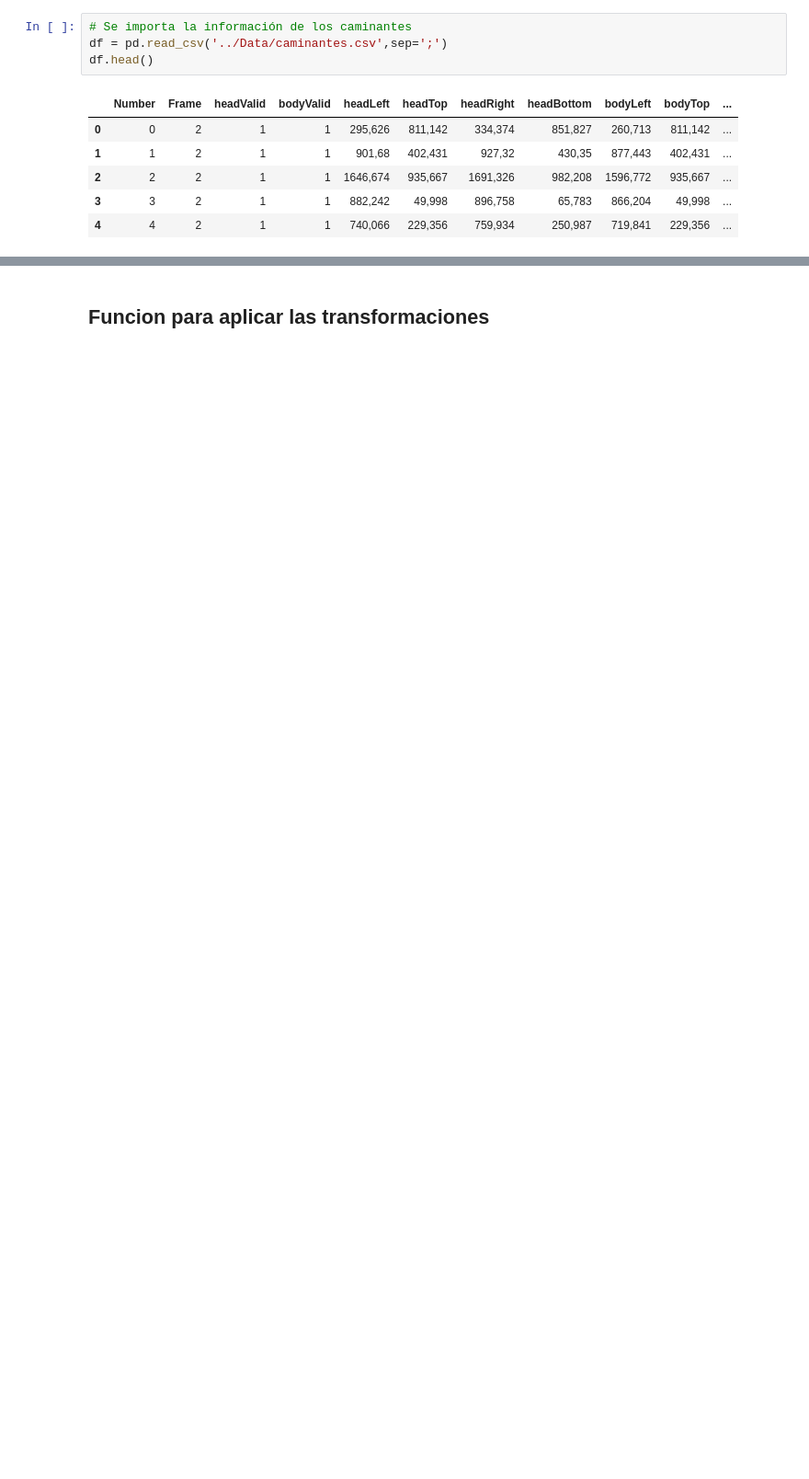
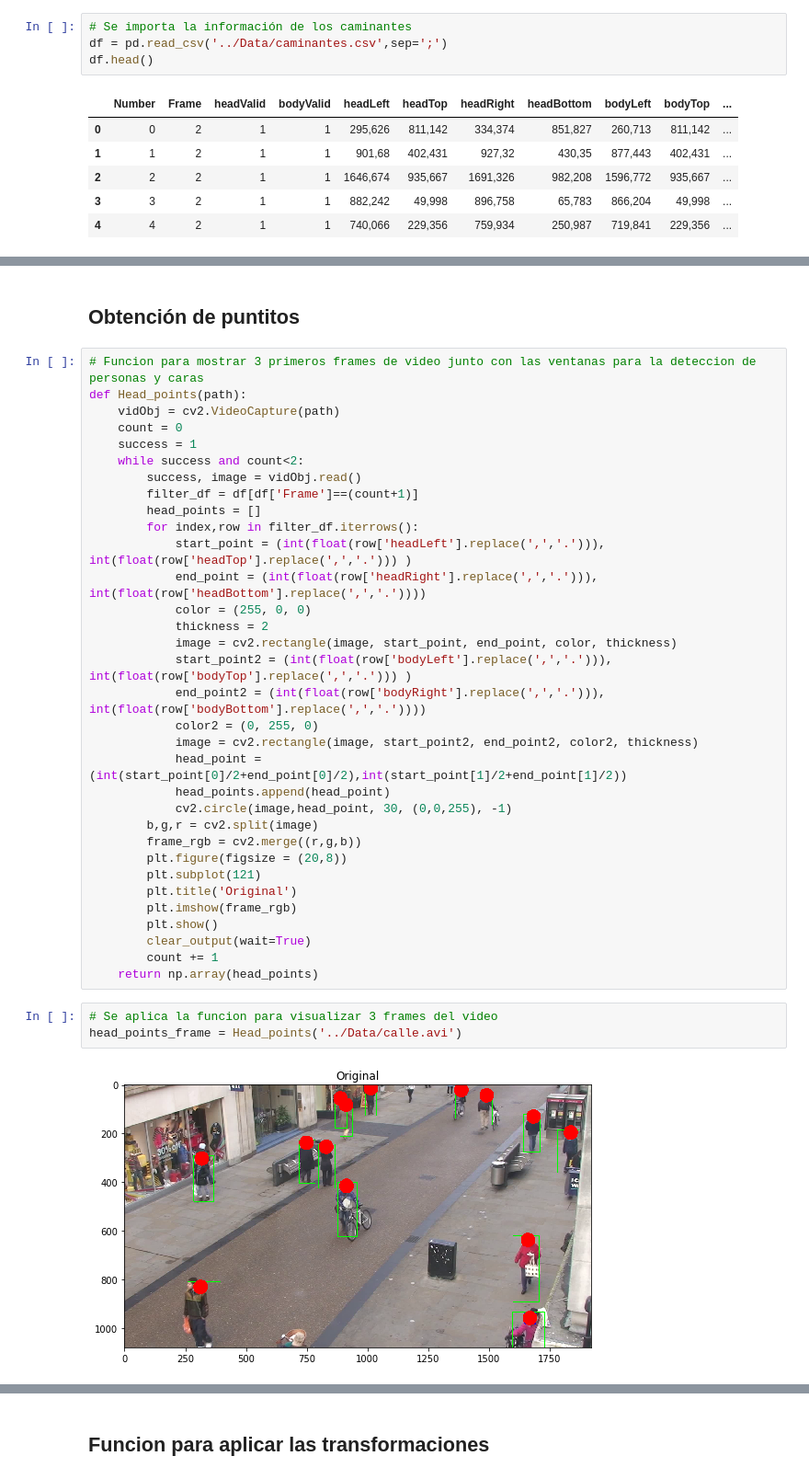
Before and after one commit to MrCycler/DETECTOR_DISTANCIA_SOCIAL, a Jupyter notebook: Experimentos/Experimento 3 - Gráfica de puntos en ojo de halcon.ipynb, the cells around one changed output, grey strips where cells are left out. Shown at 92% size. Saved outputs shown, nothing was run; the diff lists cells and outputs as text; blank space fills up the shorter version.

```diff
--- a/Experimentos/Experimento 3 - Gráfica de puntos en ojo de halcon.ipynb
+++ b/Experimentos/Experimento 3 - Gráfica de puntos en ojo de halcon.ipynb
@@ -97,0 +42,40 @@ plt.show()
+# %% [markdown]
+##  Obtención de puntitos
+# %%
+# Funcion para mostrar 3 primeros frames de video junto con las ventanas para la deteccion de personas y caras
+def Head_points(path):
+    vidObj = cv2.VideoCapture(path)
+    count = 0
+    success = 1
+    while success and count<2:
+        success, image = vidObj.read()
+        filter_df = df[df['Frame']==(count+1)]
+        head_points = []
+        for index,row in filter_df.iterrows():
+            start_point = (int(float(row['headLeft'].replace(',','.'))), int(float(row['headTop'].replace(',','.'))) )
+            end_point = (int(float(row['headRight'].replace(',','.'))), int(float(row['headBottom'].replace(',','.'))))
+            color = (255, 0, 0)
+            thickness = 2
+            image = cv2.rectangle(image, start_point, end_point, color, thickness)
+            start_point2 = (int(float(row['bodyLeft'].replace(',','.'))), int(float(row['bodyTop'].replace(',','.'))) )
+            end_point2 = (int(float(row['bodyRight'].replace(',','.'))), int(float(row['bodyBottom'].replace(',','.'))))
+            color2 = (0, 255, 0)
+            image = cv2.rectangle(image, start_point2, end_point2, color2, thickness)
+            head_point = (int(start_point[0]/2+end_point[0]/2),int(start_point[1]/2+end_point[1]/2))
+            head_points.append(head_point)
+            cv2.circle(image,head_point, 30, (0,0,255), -1)
+        b,g,r = cv2.split(image)
+        frame_rgb = cv2.merge((r,g,b))
+        plt.figure(figsize = (20,8))
+        plt.subplot(121)
+        plt.title('Original')
+        plt.imshow(frame_rgb)
+        plt.show()
+        clear_output(wait=True)
+        count += 1
+    return np.array(head_points)
+# %%
+# Se aplica la funcion para visualizar 3 frames del video
+head_points_frame = Head_points('../Data/calle.avi')
+# %% [output]
+[figure, added]
```
Also changed, not shown: parts of 17 cells of this notebook.
